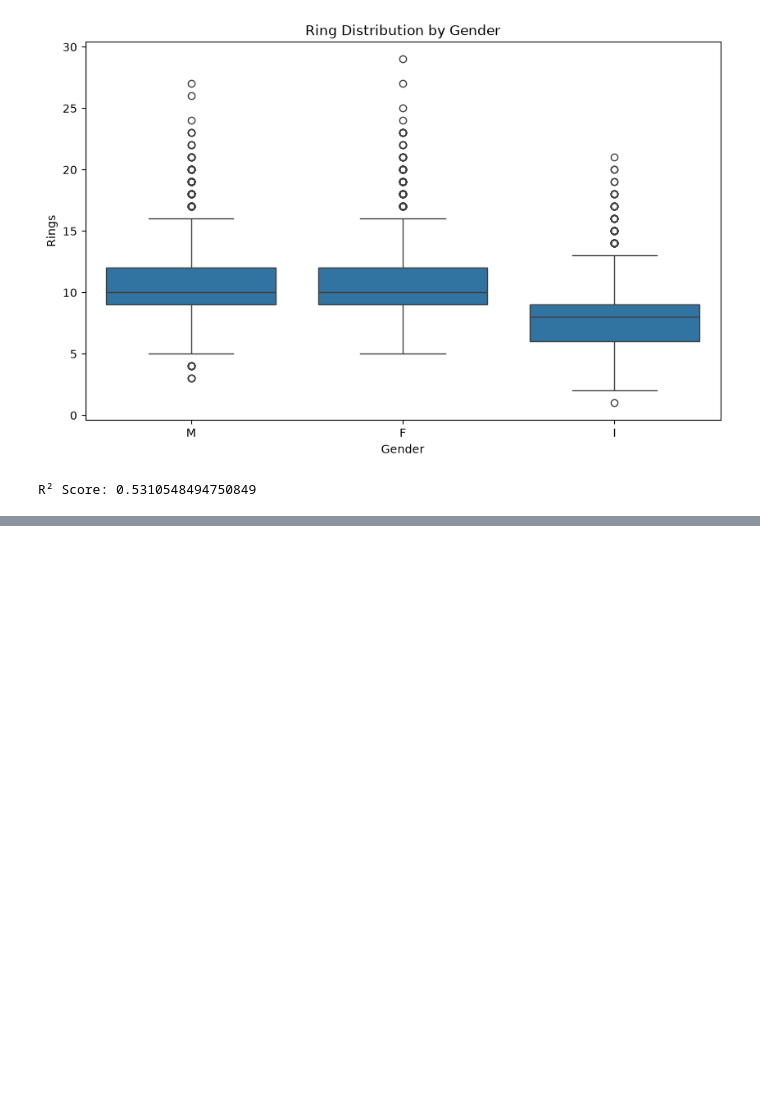
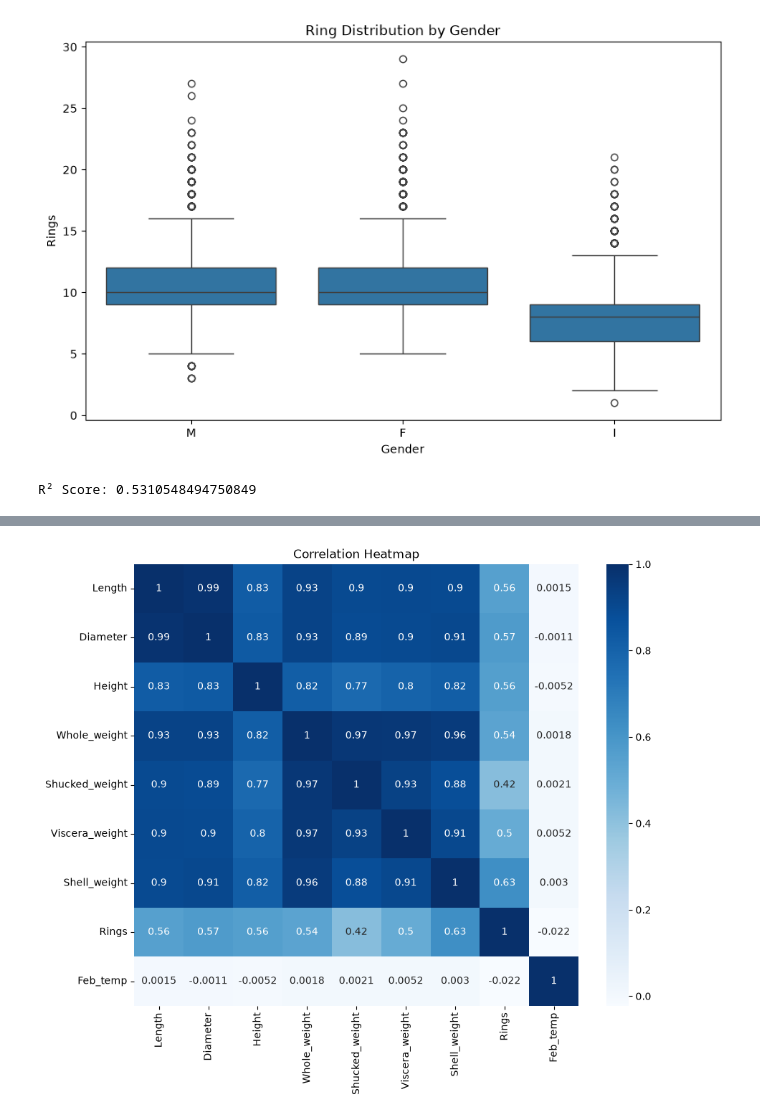
Before and after one commit to dhay2003/marine-resource-analytics, a Jupyter notebook: notebooks/marine_analysis.ipynb, the cells around one changed output, grey strips where cells are left out. Saved outputs shown, nothing was run; the diff lists cells and outputs as text; code cells hidden in the pictures; blank space fills up the shorter version.

```diff
--- a/notebooks/marine_analysis.ipynb
+++ b/notebooks/marine_analysis.ipynb
@@ -315,0 +379,31 @@ R² Score: 0.5310548494750849
+# %%
+plt.figure(figsize=(10,8))
+
+sns.heatmap(
+    df[
+        [
+            "Length",
+            "Diameter",
+            "Height",
+            "Whole_weight",
+            "Shucked_weight",
+            "Viscera_weight",
+            "Shell_weight",
+            "Rings",
+            "Feb_temp"
+        ]
+    ].corr(),
+    annot=True,
+    cmap="Blues"
+)
+
+plt.title("Correlation Heatmap")
+
+plt.savefig(
+    "../visualizations/correlation_heatmap.png",
+    bbox_inches="tight"
+)
+
+plt.show()
+# %% [output]
+[figure, added]
```
Also changed, not shown: parts of 6 cells of this notebook, 4 other files.
